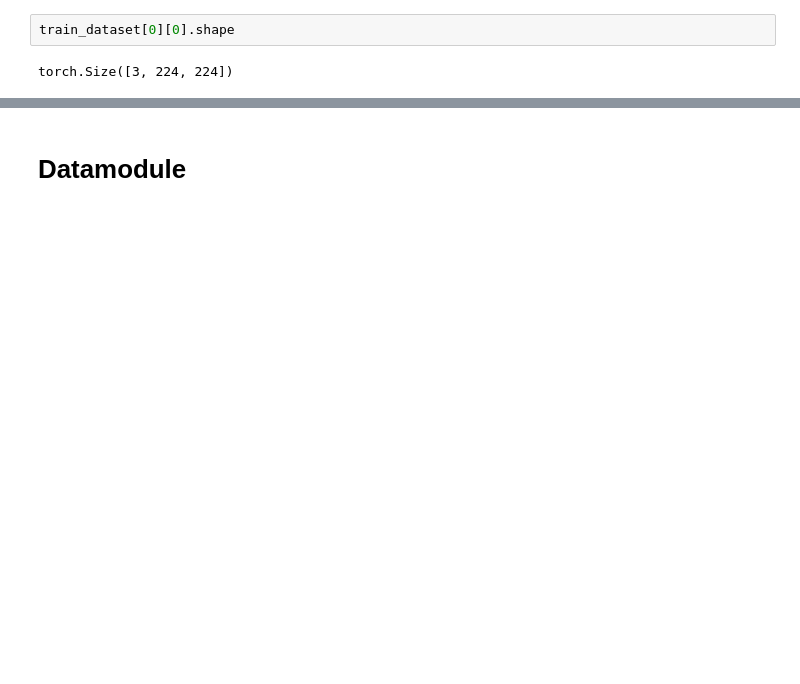
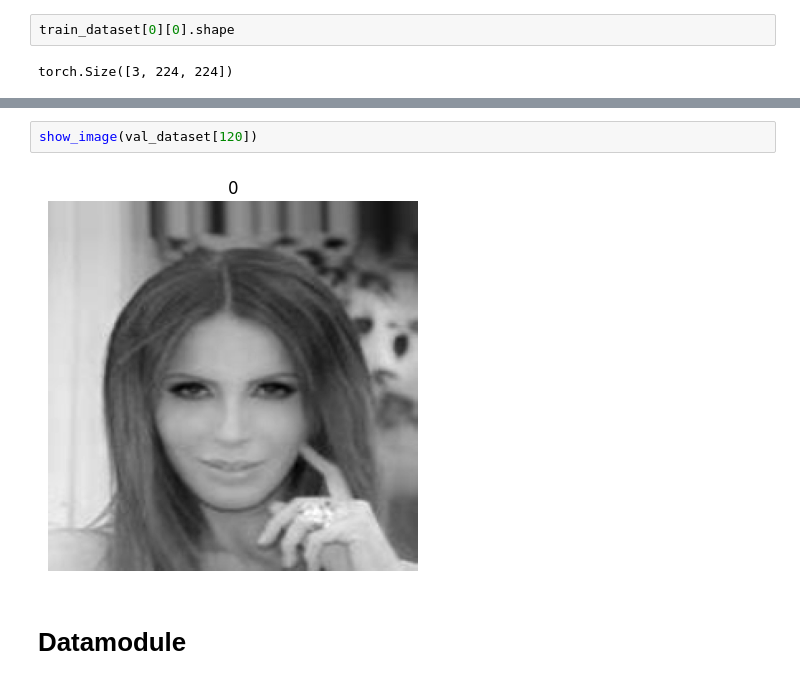
Before and after one commit to trungviet17/AIT3002-image-processing, a Jupyter notebook: final/gender_classification/workbook.ipynb, the cells around one changed output, grey strips where cells are left out. Drawn from its saved outputs; the diff is of its cells as text; blank space fills up the shorter version.

```diff
--- a/final/gender_classification/workbook.ipynb
+++ b/final/gender_classification/workbook.ipynb
@@ -86,3 +93,7 @@ show_image(train_dataset[0])
+# %%
+show_image(val_dataset[120])
+# %% [output]
+[figure, added]
 # %% [markdown]
 # Datamodule
 # %%
```
Also changed, not shown: parts of 17 cells of this notebook.
